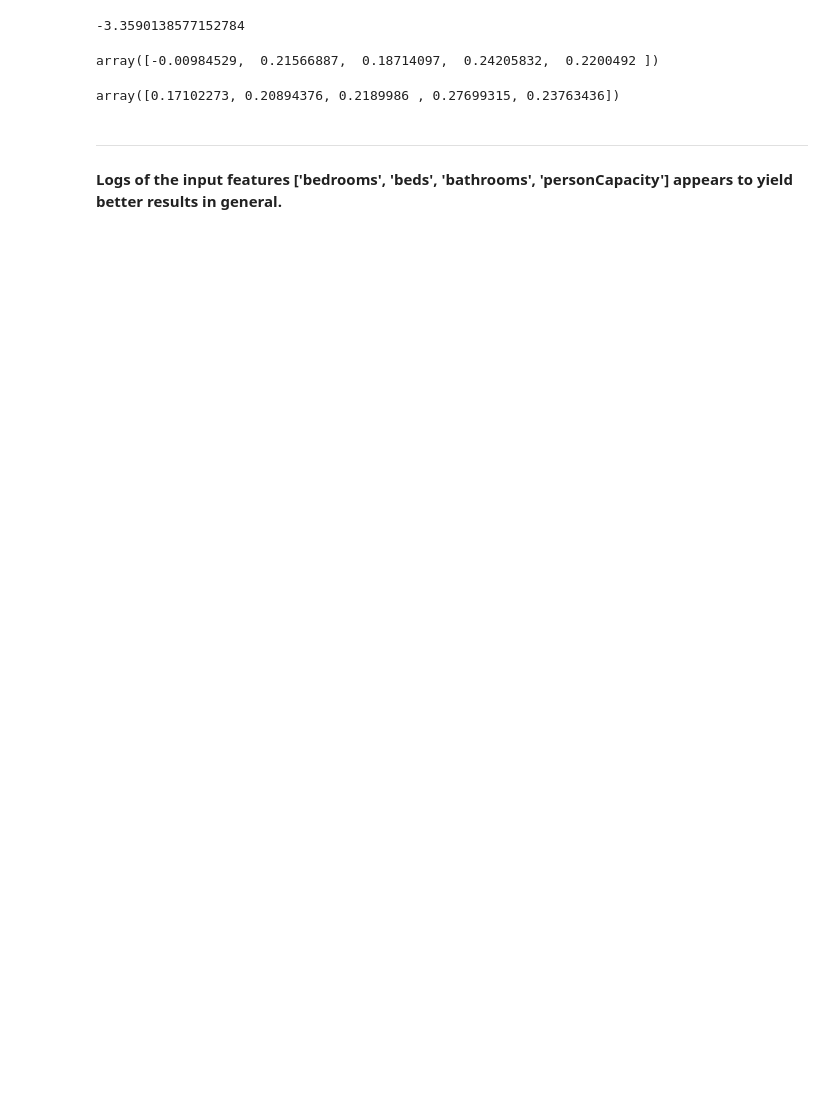
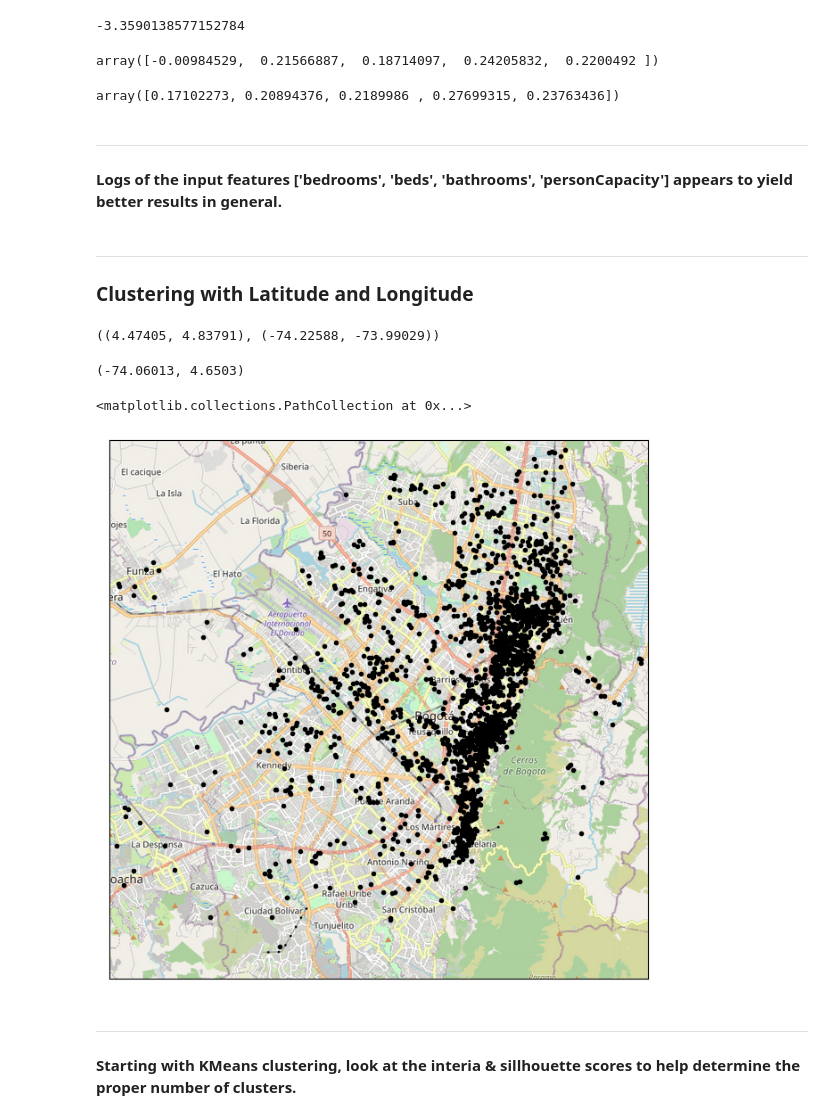
Before and after one commit to scottkds/airbnb_prices, a Jupyter notebook: models/Airbnb_regression.ipynb, the cells around one changed output. Cells and saved outputs as stored; diff of their text form; code cells hidden in the pictures; blank space fills up the shorter version.

```diff
--- a/models/Airbnb_regression.ipynb
+++ b/models/Airbnb_regression.ipynb
@@ -317,3 +358,56 @@ array([0.17102273, 0.20894376, 0.2189986 , 0.27699315, 0.23763436])
 # %% [markdown]
 ______
 **Logs of the input features ['bedrooms', 'beds', 'bathrooms', 'personCapacity'] appears to yield better results in general.**
+# %% [markdown]
+______
+### Clustering with Latitude and Longitude
+# %%
+# use Tilemapbase to create a map of all the room locations.
+import tilemapbase as tmb
+t_map = None
+# %%
+tmb.start_logging()
+if not t_map:
+    tmb.init(create=True)
+    t_map = tmb.tiles.build_OSM()
+# %%
+latitude_range = (rooms['lat'].min() - 0.003, rooms['lat'].max() + 0.003)
+longitude_range = (rooms['lng'].min() - 0.003, rooms['lng'].max() + 0.003)
+(latitude_range, longitude_range)
+# %% [output]
+((4.47405, 4.83791), (-74.22588, -73.99029))
+# %%
+extent = tmb.Extent.from_lonlat(longitude_range[0],
+                                        longitude_range[1],
+                                        latitude_range[0],
+                                        latitude_range[1])
+extent = extent.to_aspect(1.0)
+# %%
+fig, ax = plt.subplots(figsize=(8, 8), dpi=100)
+ax.xaxis.set_visible(False)
+ax.yaxis.set_visible(False)
+
+plotter = tmb.Plotter(extent, t_map, width=600)
+plotter.plot(ax, t_map)
+
+first_point = (rooms.iloc[0]['lng'], rooms.iloc[0]['lat'])
+print(first_point)
+
+lats = []
+lngs = []
+for idx, row in rooms.iterrows():
+    x, y = tmb.project(row['lng'], row['lat'])
+    lngs.append(x)
+    lats.append(y)
+
+#x, y = tmb.project(*first_point)
+#print(x, y)
+#ax.scatter(x,y, marker=".", color="black", linewidth=1)
+ax.scatter(lngs, lats, marker=".", color="black", linewidth=1)
+# %% [output]
+(-74.06013, 4.6503)
+<matplotlib.collections.PathCollection at 0x...>
+[figure, added]
+# %% [markdown]
+______
+**Starting with KMeans clustering, look at the interia & sillhouette scores to help determine the proper number of clusters.**
```
Also changed, not shown: parts of 42 cells of this notebook.
